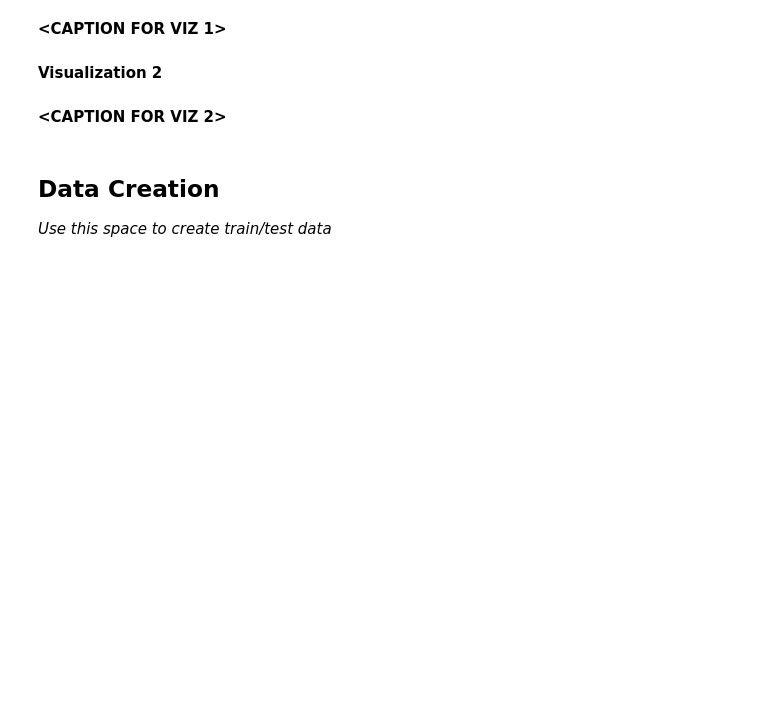
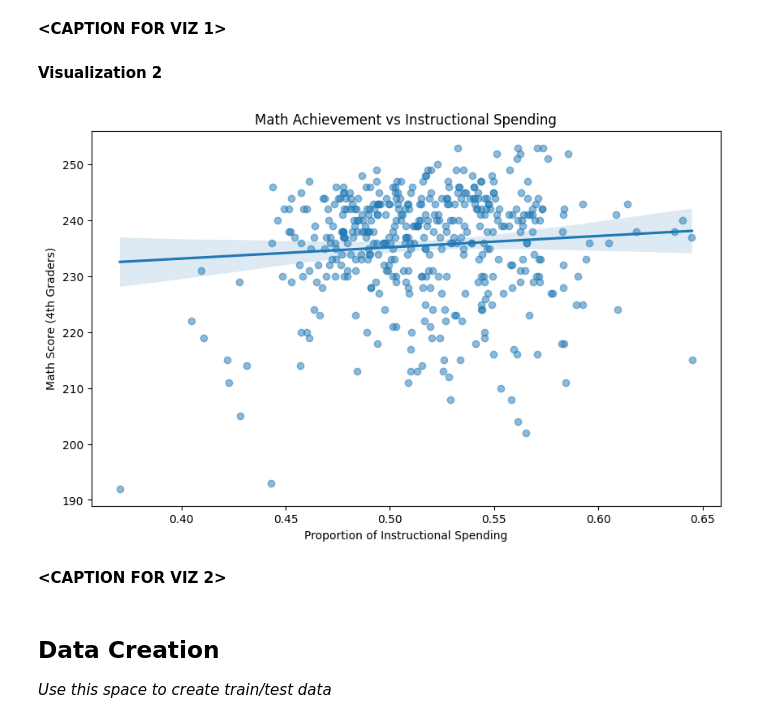
Before and after one commit to daehwanyoo/MDST-Tutorial, a Jupyter notebook: tutorial1/checkpoint1.ipynb, the cells around one changed output. Cells and saved outputs as stored; diff of their text form; code cells hidden in the pictures; blank space fills up the shorter version.

```diff
--- a/tutorial1/checkpoint1.ipynb
+++ b/tutorial1/checkpoint1.ipynb
@@ -117,6 +167,17 @@ Investigate the relationship between your chosen response variable and at least
 **<CAPTION FOR VIZ 1>**
 # %% [markdown]
 **Visualization 2**
+# %%
+plt.figure(figsize=(10, 6))
+sns.regplot(x='instructional_expenditure_proportion', y='AVG_MATH_4_SCORE', data=df, scatter_kws={'alpha':0.5})
+
+plt.title('Math Achievement vs Instructional Spending')
+plt.xlabel('Proportion of Instructional Spending')
+plt.ylabel('Math Score (4th Graders)')
+
+plt.show()
+# %% [output]
+[figure, added]
 # %% [markdown]
 **<CAPTION FOR VIZ 2>**
 # %% [markdown]
```
Also changed, not shown: parts of 15 cells of this notebook, 1 other file.
